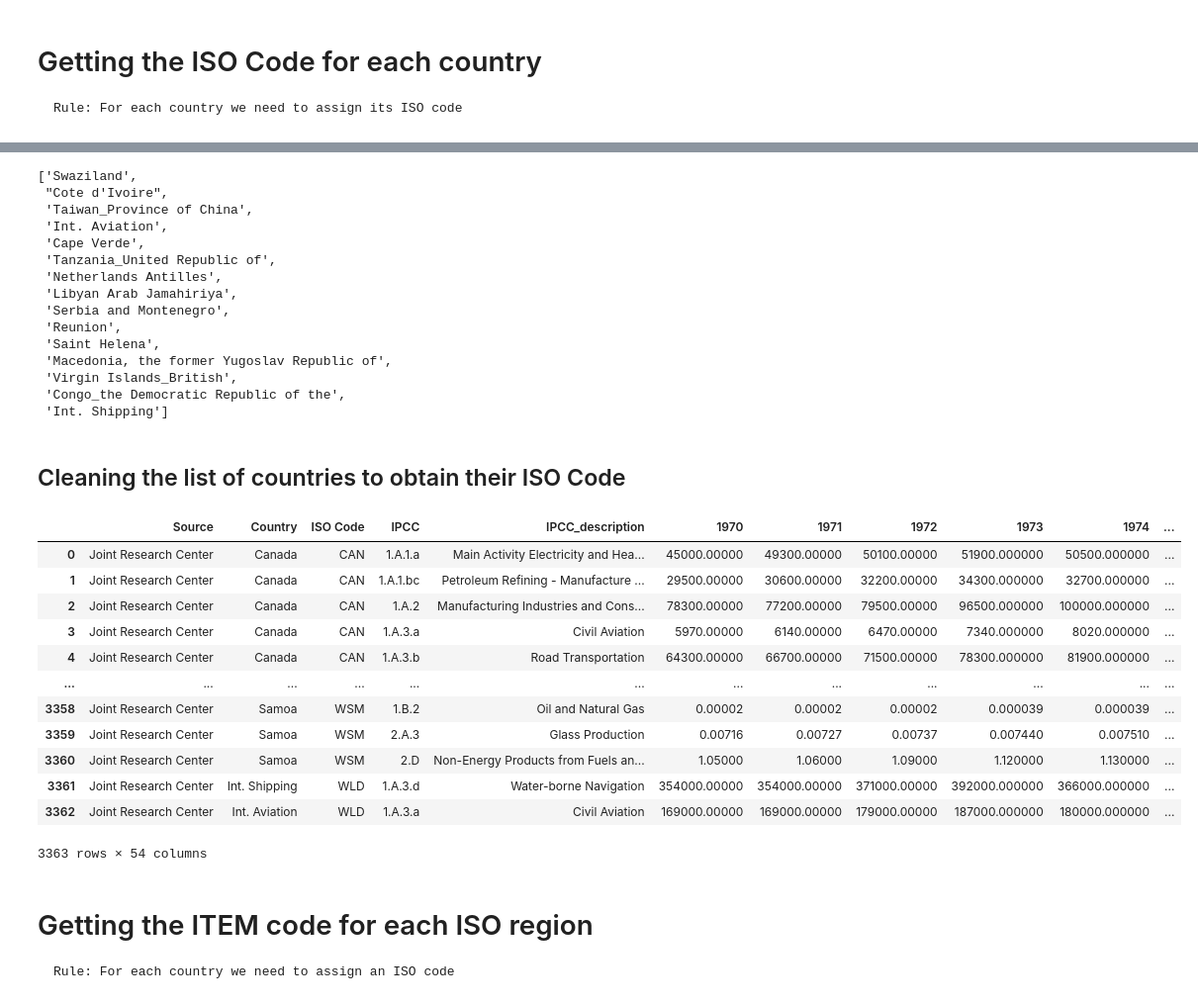
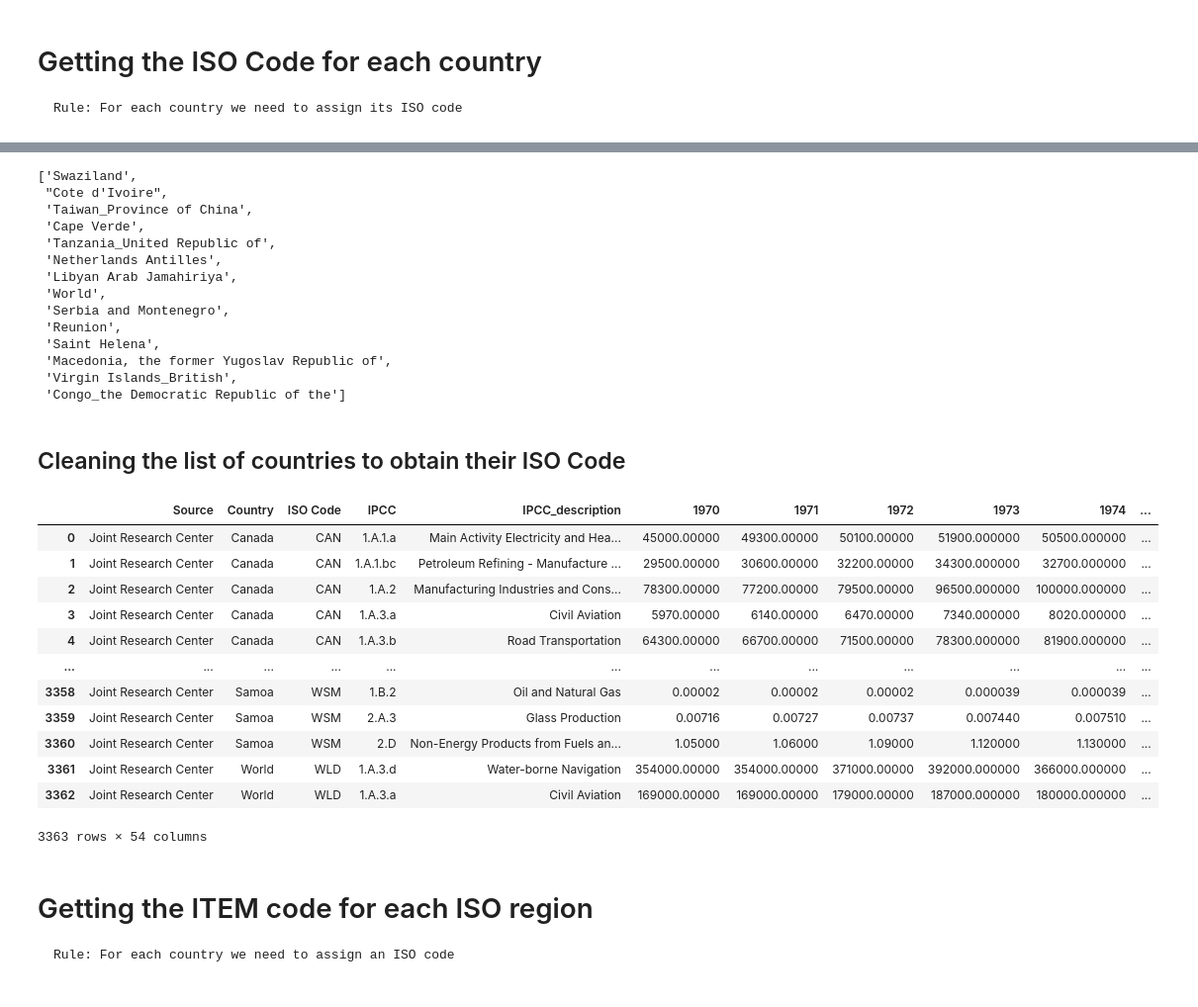
Before and after one commit to transportenergy/database, a Jupyter notebook: item/historical/scripts/T005.ipynb, the cells around one changed output, grey strips where cells are left out. Shown at 99% size. Drawn from its saved outputs; the diff is of its cells as text; code cells hidden in the pictures.

Commit message:
Fixing the name and regins of the world countries

```diff
--- a/item/historical/scripts/T005.ipynb
+++ b/item/historical/scripts/T005.ipynb
@@ -74,0 +83,4 @@ df
+# %%
+df["Country"][3361] = "World"
+df["Country"][3362] = "World"
+df
@@ -136,18 +167,17 @@ countries_with_no_iso_code
 ['Swaziland',
  "Cote d'Ivoire",
  'Taiwan_Province of China',
- 'Int. Aviation',
  'Cape Verde',
  'Tanzania_United Republic of',
  'Netherlands Antilles',
  'Libyan Arab Jamahiriya',
+ 'World',
  'Serbia and Montenegro',
  'Reunion',
  'Saint Helena',
  'Macedonia, the former Yugoslav Republic of',
  'Virgin Islands_British',
- 'Congo_the Democratic Republic of the',
- 'Int. Shipping']
+ 'Congo_the Democratic Republic of the']
 # %% [markdown]
 ## Cleaning the list of countries to obtain their ISO Code
 # %%
@@ -163,7 +193,7 @@ for country in country_column:
         code = countryCodeManager.get_iso_code_for_country("Eswatini")
         list_of_iso_code.append(code)
 
-    elif country == "Int. Shipping":
+    elif country == "World":
         code = "WLD"
         list_of_iso_code.append(code)
 
@@ -174,11 +204,6 @@ for country in country_column:
     elif country == "Macedonia, the former Yugoslav Republic of":
         #Problem
         code = countryCodeManager.get_iso_code_for_country("Macedonia, the former Yugoslav Republic of")
-        list_of_iso_code.append(code)
-
-    elif country == "Int. Aviation":
-        #Problem
-        code = code = "WLD"
         list_of_iso_code.append(code)
 
     elif country == "Libyan Arab Jamahiriya":
@@ -215,35 +240,35 @@ for country in country_column:
     elif country == "Tanzania_United Republic of":
         code = countryCodeManager.get_iso_code_for_country("Tanzania, United Republic of")
         list_of_iso_code.append(code)
 
     else:
         code = countryCodeManager.get_iso_code_for_country(country)
         list_of_iso_code.append(code)
 
 # Assert that the size of the list of iso codes is equivalent to the size of country column
 assert len(list_of_iso_code) == len(country_column)
 
 
 # Assert that all the iso codes are 3 characters long
 for iso_code in list_of_iso_code:
     assert len(iso_code) == 3
 
 # Adding the ISO column to the dataframe
 df.insert(2, ColumnName.ISO_CODE.value, list_of_iso_code, True)
 df
 # %% [output]
 |  | Source | Country | ISO Code | IPCC | IPCC_description | 1970 | 1971 | 1972 | 1973 | 1974 | ... |
 | 0 | Joint Research Center | Canada | CAN | 1.A.1.a | Main Activity Electricity and Hea... | 45000.00000 | 49300.00000 | 50100.00000 | 51900.000000 | 50500.000000 | ... |
 | 1 | Joint Research Center | Canada | CAN | 1.A.1.bc | Petroleum Refining - Manufacture ... | 29500.00000 | 30600.00000 | 32200.00000 | 34300.000000 | 32700.000000 | ... |
 | 2 | Joint Research Center | Canada | CAN | 1.A.2 | Manufacturing Industries and Cons... | 78300.00000 | 77200.00000 | 79500.00000 | 96500.000000 | 100000.000000 | ... |
 | 3 | Joint Research Center | Canada | CAN | 1.A.3.a | Civil Aviation | 5970.00000 | 6140.00000 | 6470.00000 | 7340.000000 | 8020.000000 | ... |
 | 4 | Joint Research Center | Canada | CAN | 1.A.3.b | Road Transportation | 64300.00000 | 66700.00000 | 71500.00000 | 78300.000000 | 81900.000000 | ... |
 | ... | ... | ... | ... | ... | ... | ... | ... | ... | ... | ... | ... |
 | 3358 | Joint Research Center | Samoa | WSM | 1.B.2 | Oil and Natural Gas | 0.00002 | 0.00002 | 0.00002 | 0.000039 | 0.000039 | ... |
 | 3359 | Joint Research Center | Samoa | WSM | 2.A.3 | Glass Production | 0.00716 | 0.00727 | 0.00737 | 0.007440 | 0.007510 | ... |
 | 3360 | Joint Research Center | Samoa | WSM | 2.D | Non-Energy Products from Fuels an... | 1.05000 | 1.06000 | 1.09000 | 1.120000 | 1.130000 | ... |
-| 3361 | Joint Research Center | Int. Shipping | WLD | 1.A.3.d | Water-borne Navigation | 354000.00000 | 354000.00000 | 371000.00000 | 392000.000000 | 366000.000000 | ... |
-| 3362 | Joint Research Center | Int. Aviation | WLD | 1.A.3.a | Civil Aviation | 169000.00000 | 169000.00000 | 179000.00000 | 187000.000000 | 180000.000000 | ... |
+| 3361 | Joint Research Center | World | WLD | 1.A.3.d | Water-borne Navigation | 354000.00000 | 354000.00000 | 371000.00000 | 392000.000000 | 366000.000000 | ... |
+| 3362 | Joint Research Center | World | WLD | 1.A.3.a | Civil Aviation | 169000.00000 | 169000.00000 | 179000.00000 | 187000.000000 | 180000.000000 | ... |
 3363 rows × 54 columns
 # %% [markdown]
 # Getting the ITEM code for each ISO region
```
Also changed, not shown: parts of 16 cells of this notebook.
